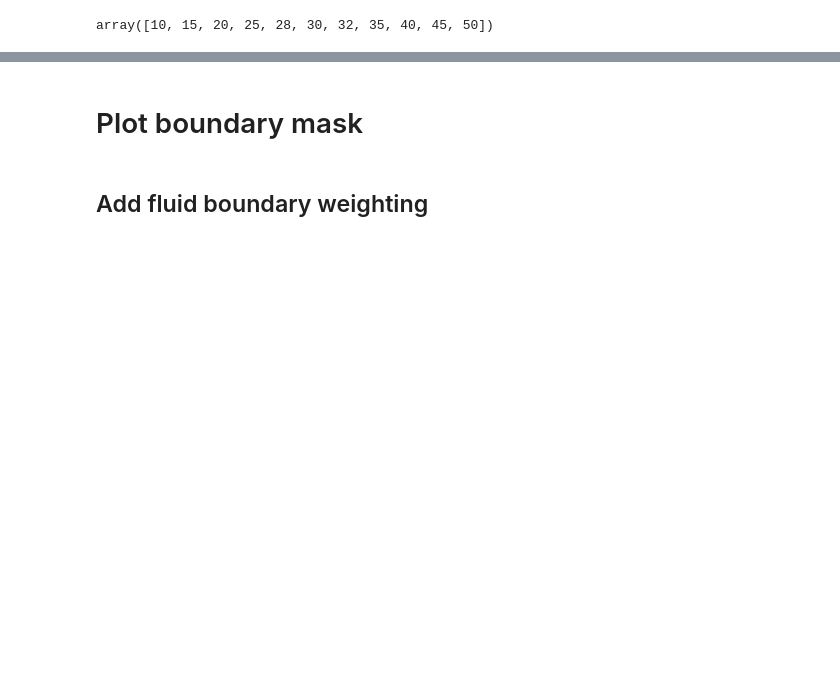
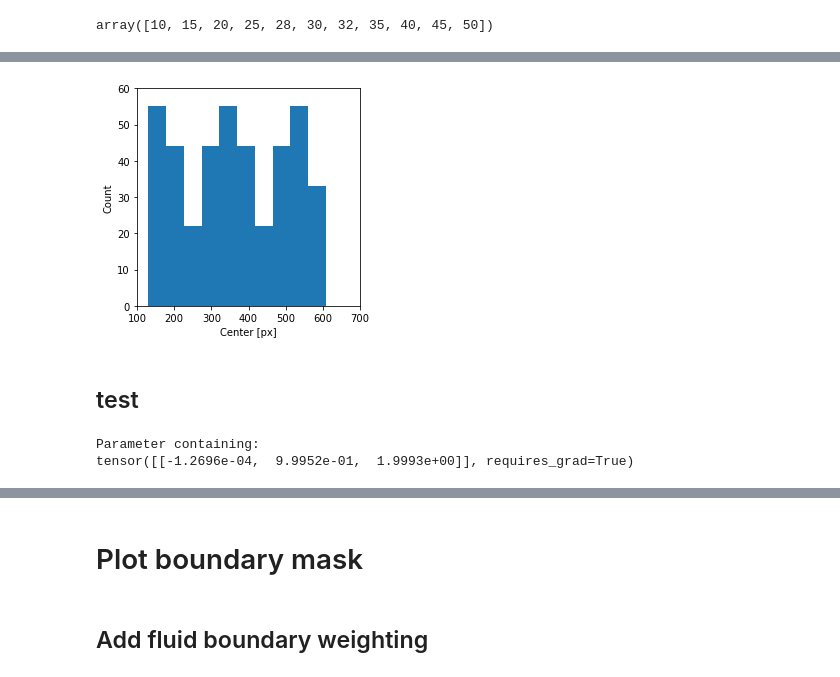
Before and after one commit to loerinczy/master-thesis, a Jupyter notebook: utils/inspect_data.ipynb, the cells around one changed output, grey strips where cells are left out. Saved outputs shown, nothing was run; the diff lists cells and outputs as text; code cells hidden in the pictures; blank space fills up the shorter version.

```diff
--- a/utils/inspect_data.ipynb
+++ b/utils/inspect_data.ipynb
@@ -166,0 +380,12 @@ show_layers_from_boundary(img, lyr1, fluid=fluid1).convert(mode="RGB")#.save("mi
+# %%
+plt.figure(figsize=(4, 4))
+plt.hist(centers)
+plt.xlabel("Center [px]")
+plt.ylabel("Count")
+plt.ylim(0, 60)
+plt.xlim(100, 700)
+plt.savefig("patch_center_distr_training.png")
+# %% [output]
+[figure, added]
+# %% [markdown]
+## test
@@ -166,0 +495,5 @@ show_layers_from_boundary(img, lyr1, fluid=fluid1).convert(mode="RGB")#.save("mi
+# %%
+next(model.parameters())
+# %% [output]
+Parameter containing:
+tensor([[-1.2696e-04,  9.9952e-01,  1.9993e+00]], requires_grad=True)
```
Also changed, not shown: parts of 79 cells of this notebook, 8 other files.
